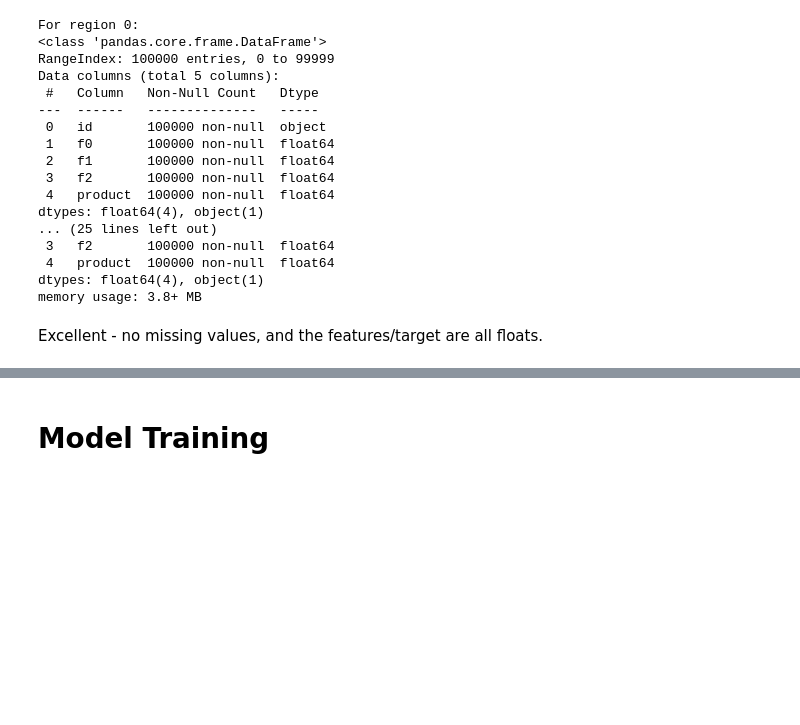
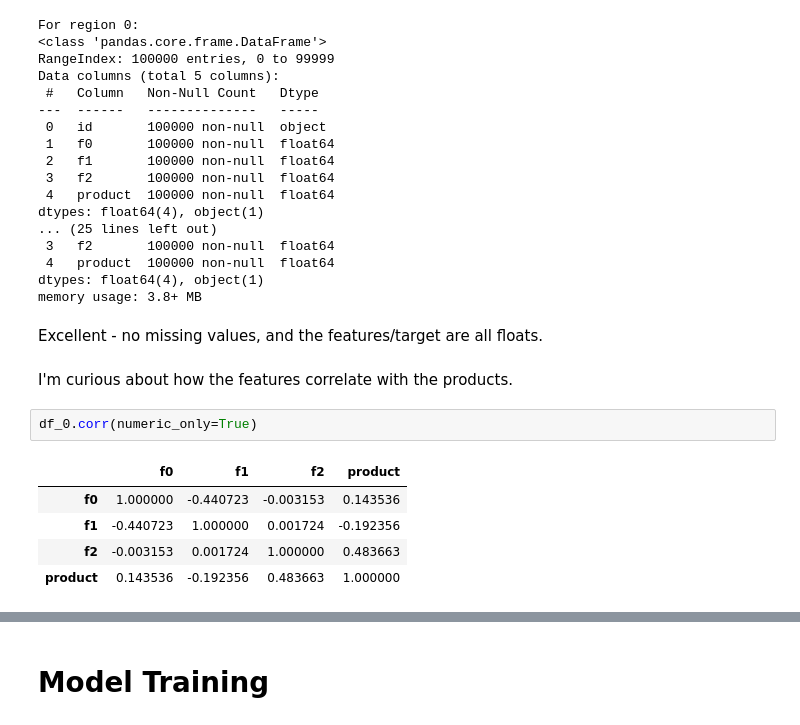
Before and after one commit to jnorfolk/OilyGiant-Region-Selection, a Jupyter notebook: OilyGiant.ipynb, the cells around one changed output, grey strips where cells are left out. Saved outputs shown, nothing was run; the diff lists cells and outputs as text; blank space fills up the shorter version.

```diff
--- a/OilyGiant.ipynb
+++ b/OilyGiant.ipynb
@@ -114,3 +133,13 @@ dtypes: float64(4), object(1)
 memory usage: 3.8+ MB
 # %% [markdown]
 Excellent - no missing values, and the features/target are all floats.
+# %% [markdown]
+I'm curious about how the features correlate with the products.
+# %%
+df_0.corr(numeric_only=True)
+# %% [output]
+|  | f0 | f1 | f2 | product |
+| f0 | 1.000000 | -0.440723 | -0.003153 | 0.143536 |
+| f1 | -0.440723 | 1.000000 | 0.001724 | -0.192356 |
+| f2 | -0.003153 | 0.001724 | 1.000000 | 0.483663 |
+| product | 0.143536 | -0.192356 | 0.483663 | 1.000000 |
```
Also changed, not shown: parts of 26 cells of this notebook.
